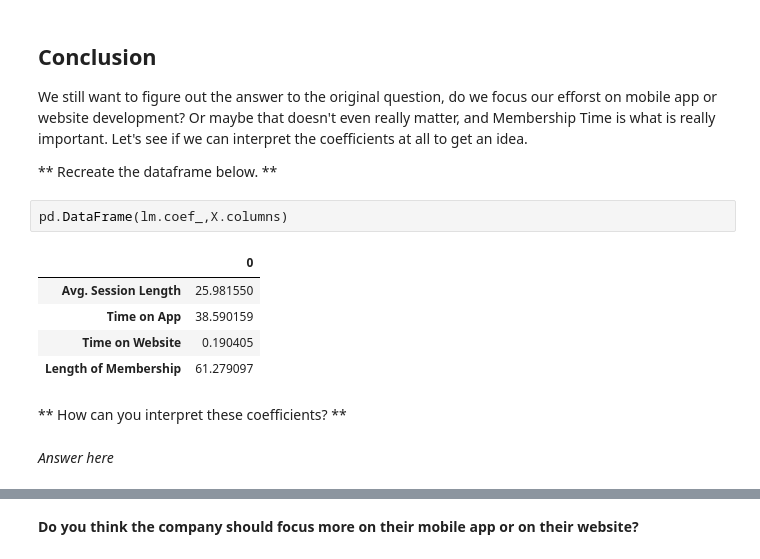
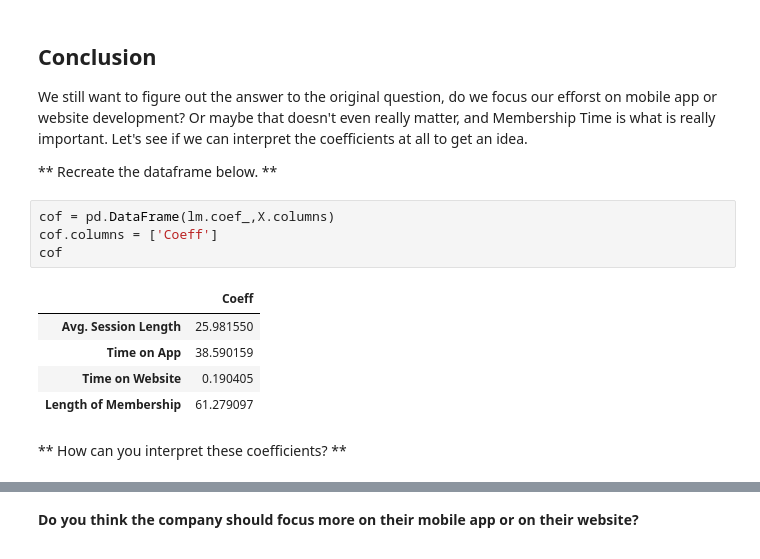
Before and after one commit to dhruvsahu/Linear-Regression-Model-Ecommerce-Customers, a Jupyter notebook: 02-Linear Regression Project.ipynb, the cells around one changed output, grey strips where cells are left out. Cells and saved outputs as stored; diff of their text form.

```diff
--- a/02-Linear Regression Project.ipynb
+++ b/02-Linear Regression Project.ipynb
@@ -212,14 +212,14 @@ We still want to figure out the answer to the original question, do we focus our
 
 ** Recreate the dataframe below. **
 # %%
-pd.DataFrame(lm.coef_,X.columns)
+cof = pd.DataFrame(lm.coef_,X.columns)
+cof.columns = ['Coeff']
+cof
 # %% [output]
-|  | 0 |
+|  | Coeff |
 | Avg. Session Length | 25.981550 |
 | Time on App | 38.590159 |
 | Time on Website | 0.190405 |
 | Length of Membership | 61.279097 |
 # %% [markdown]
 ** How can you interpret these coefficients? **
-# %% [markdown]
-*Answer here*
```
Also changed, not shown: parts of 4 cells of this notebook.
